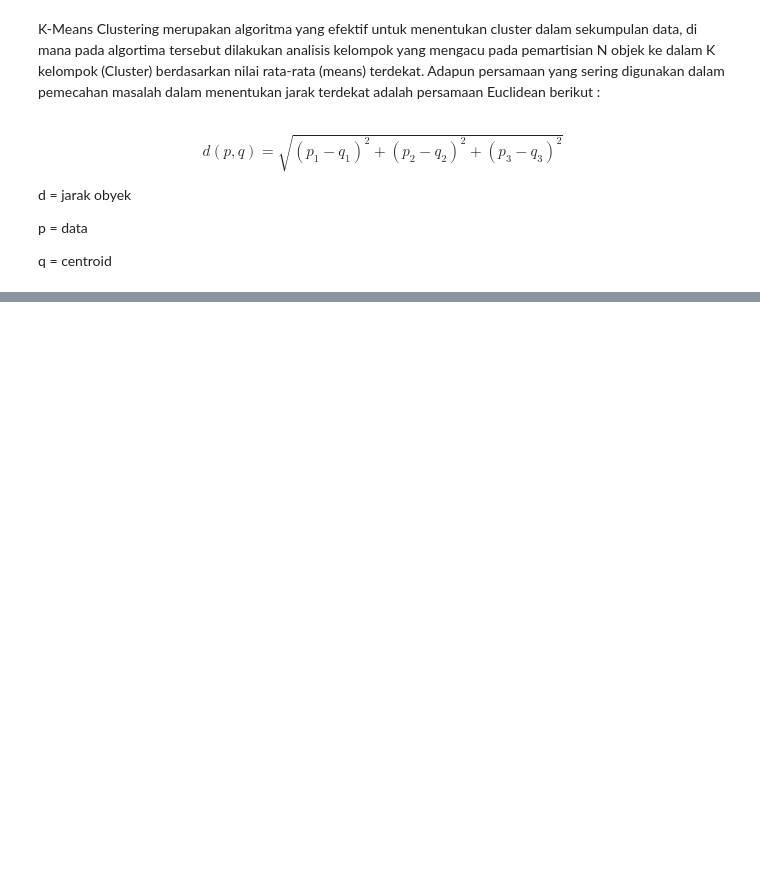
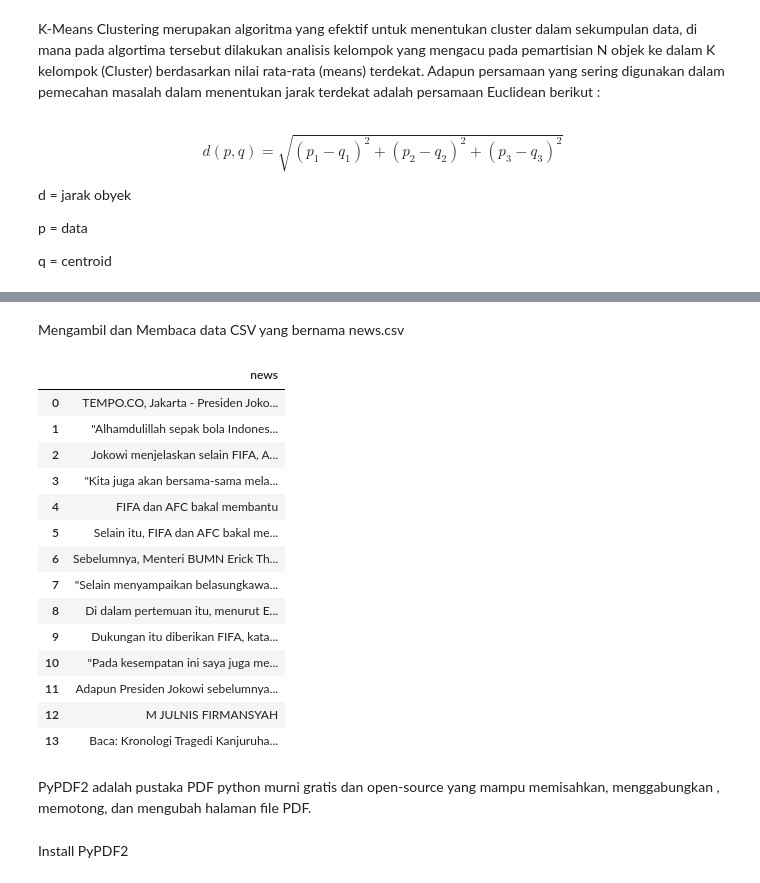
Before and after one commit to Fahmiady11/webmining, a Jupyter notebook: _build/jupyter_execute/contents/CrawlingVSM.ipynb, the cells around one changed output, grey strips where cells are left out. Saved outputs shown, nothing was run; the diff lists cells and outputs as text; code cells hidden in the pictures; blank space fills up the shorter version.

```diff
--- a/_build/jupyter_execute/contents/CrawlingVSM.ipynb
+++ b/_build/jupyter_execute/contents/CrawlingVSM.ipynb
@@ -606,0 +684,25 @@ plt.scatter(centroids[:,0] , centroids[:,1] , s = 50, color = 'red')
+# %% [markdown]
+Mengambil dan Membaca data CSV yang bernama news.csv
+# %%
+dataNews = pd.read_csv('news.csv')
+dataNews
+# %% [output]
+|  | news |
+| 0 | TEMPO.CO, Jakarta - Presiden Joko... |
+| 1 | "Alhamdulillah sepak bola Indones... |
+| 2 | Jokowi menjelaskan selain FIFA, A... |
+| 3 | "Kita juga akan bersama-sama mela... |
+| 4 | FIFA dan AFC bakal membantu |
+| 5 | Selain itu, FIFA dan AFC bakal me... |
+| 6 | Sebelumnya, Menteri BUMN Erick Th... |
+| 7 | "Selain menyampaikan belasungkawa... |
+| 8 | Di dalam pertemuan itu, menurut E... |
+| 9 | Dukungan itu diberikan FIFA, kata... |
+| 10 | "Pada kesempatan ini saya juga me... |
+| 11 | Adapun Presiden Jokowi sebelumnya... |
+| 12 | M JULNIS FIRMANSYAH |
+| 13 | Baca: Kronologi Tragedi Kanjuruha... |
+# %% [markdown]
+PyPDF2 adalah pustaka PDF python murni gratis dan open-source yang mampu memisahkan, menggabungkan , memotong, dan mengubah halaman file PDF.
+# %% [markdown]
+Install PyPDF2
```
Also changed, not shown: parts of 85 cells of this notebook, 27 other files.
